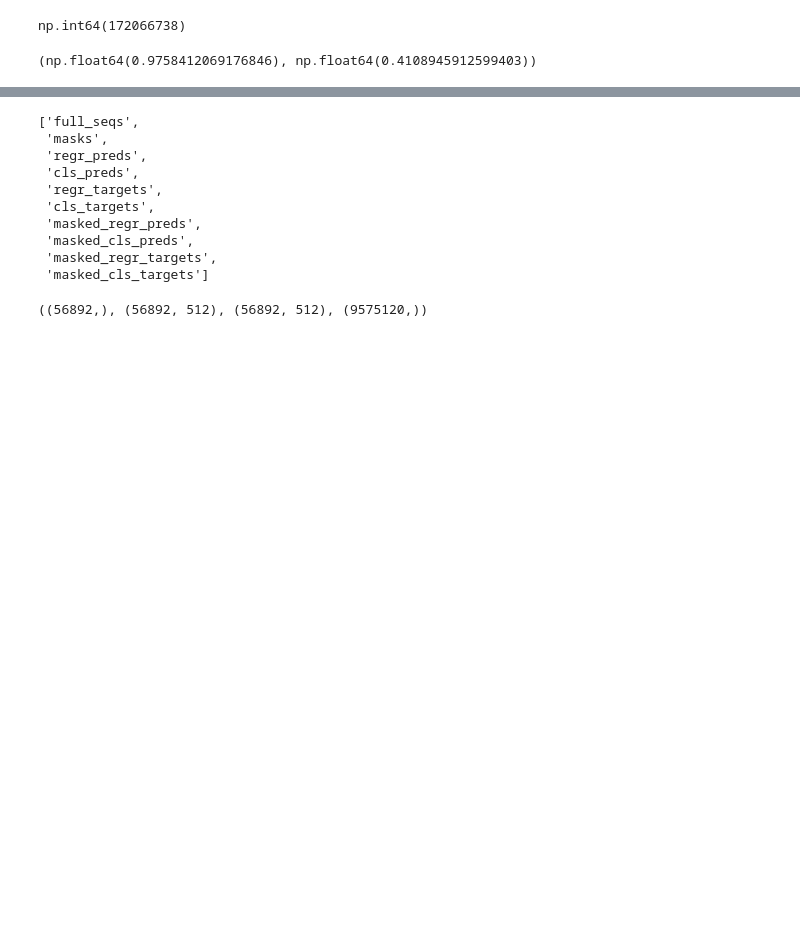
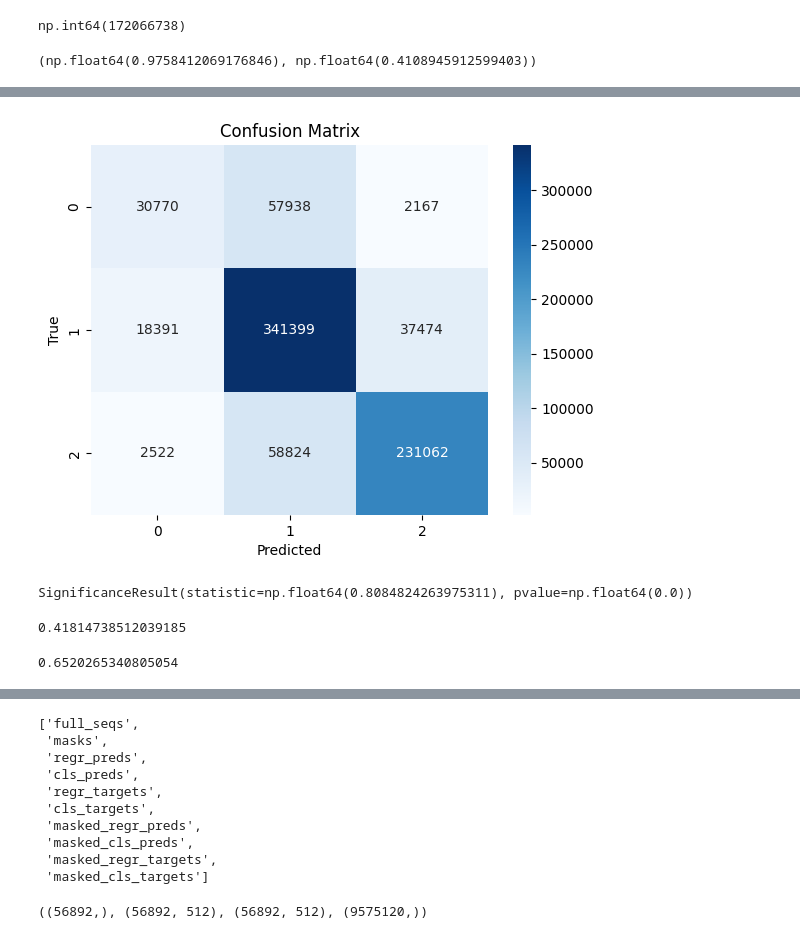
Before and after one commit to leuschjanphilipp/FrustrAI-Seq, a Jupyter notebook: notebooks/ev_it3_predictions.ipynb, the cells around one changed output, grey strips where cells are left out. Cells and saved outputs as stored; diff of their text form; code cells hidden in the pictures; blank space fills up the shorter version.

```diff
--- a/notebooks/ev_it3_predictions.ipynb
+++ b/notebooks/ev_it3_predictions.ipynb
@@ -84,0 +85,3 @@ sum(used_frst_res) / sum(frst_count), sum(used_frst_res) / sum(res_count)
+# %%
+CNN_S_CLS_REG_test = np.load("../data/it3-5_S/it3-5_S_reg_cls_protT5_test_preds.npz")
+CNN_S_CLS_REG_test.files
@@ -84,0 +155,20 @@ sum(used_frst_res) / sum(frst_count), sum(used_frst_res) / sum(res_count)
+# %%
+# make a confusion matrix
+confusion_matrix = pd.crosstab(CNN_S_CLS_REG_test["masked_cls_targets"], CNN_S_CLS_REG_test["masked_cls_preds"], rownames=['True'], colnames=['Predicted'])
+sns.heatmap(confusion_matrix, annot=True, fmt='d', cmap='Blues')
+plt.title('Confusion Matrix')
+plt.show()
+# %% [output]
+[figure, added]
+# %%
+spearmanr(CNN_S_CLS_REG_test["masked_regr_targets"], CNN_S_CLS_REG_test["masked_regr_preds"])
+# %% [output]
+SignificanceResult(statistic=np.float64(0.8084824263975311), pvalue=np.float64(0.0))
+# %%
+mean_absolute_error(CNN_S_CLS_REG_test["masked_regr_targets"], CNN_S_CLS_REG_test["masked_regr_preds"])
+# %% [output]
+0.41814738512039185
+# %%
+r2_score(CNN_S_CLS_REG_test["masked_regr_targets"], CNN_S_CLS_REG_test["masked_regr_preds"])
+# %% [output]
+0.6520265340805054
```
Also changed, not shown: parts of 62 cells of this notebook, 16 other files.
